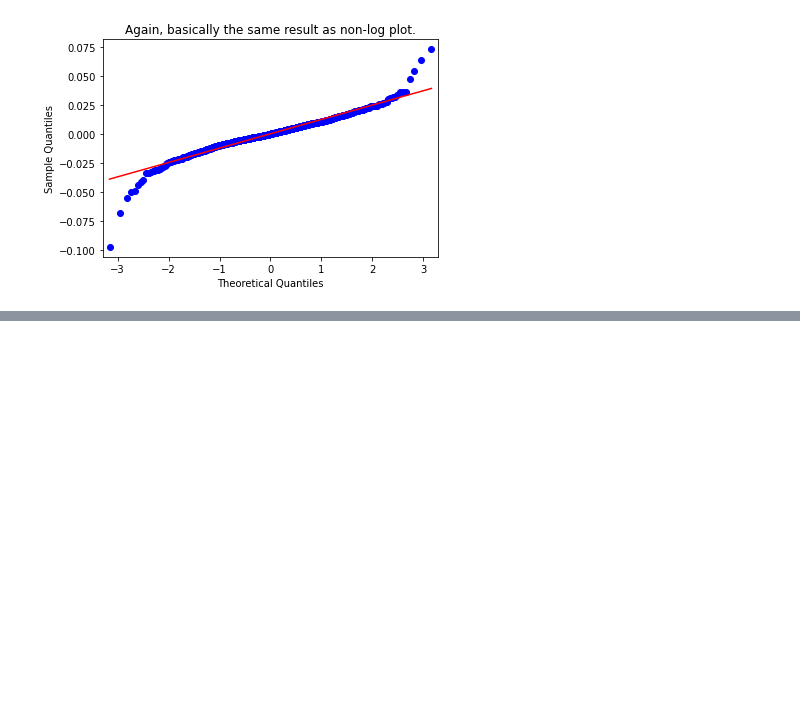
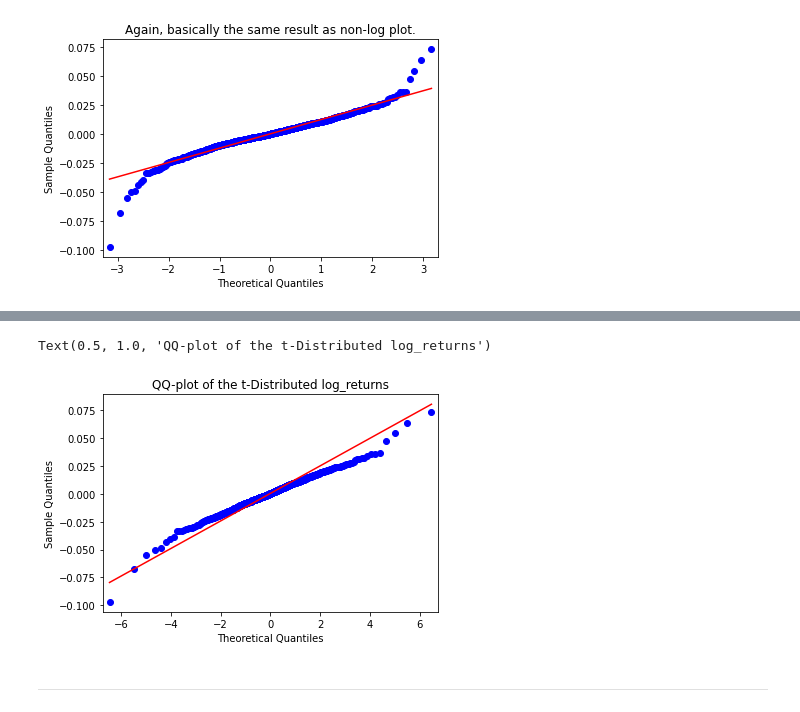
Before and after one commit to StevenSigil/Financial-Engineering-and-AI-with-Python-Project, a Jupyter notebook: my_files/03-financial_data_statistics.ipynb, the cells around one changed output, grey strips where cells are left out. Cells and saved outputs as stored; diff of their text form; code cells hidden in the pictures; blank space fills up the shorter version.

```diff
--- a/my_files/03-financial_data_statistics.ipynb
+++ b/my_files/03-financial_data_statistics.ipynb
@@ -178,0 +271,8 @@ Text(0.5, 1.0, 'Again, basically the same result as non-log plot.')
+# %%
+sm.qqplot(sbux['log_return'].dropna(), dist=my_t(df), line='s')
+plt.title("QQ-plot of the t-Distributed log_returns")
+# %% [output]
+Text(0.5, 1.0, 'QQ-plot of the t-Distributed log_returns')
+[figure, added]
+# %% [markdown]
+---
```
Also changed, not shown: parts of 63 cells of this notebook.
